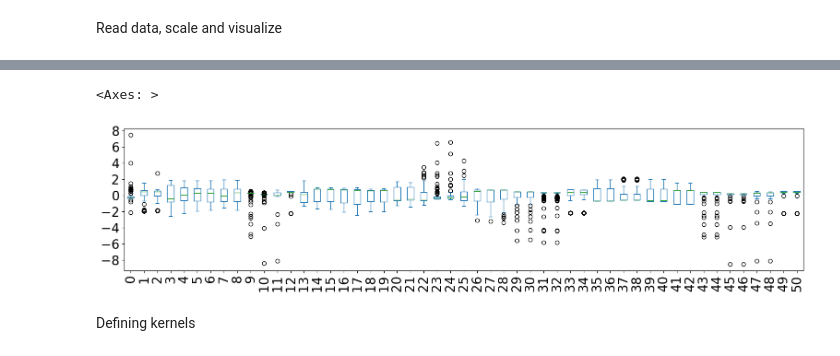
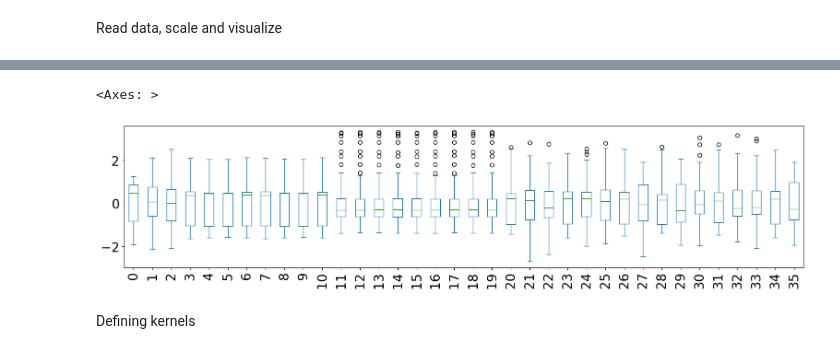
Before and after one commit to Erikkui/adaml-2024fall, a Jupyter notebook: week-06/week06_kPLS_kuitunen.ipynb, the cells around one changed output, grey strips where cells are left out. Cells and saved outputs as stored; diff of their text form; code cells hidden in the pictures.

```diff
--- a/week-06/week06_kPLS_kuitunen.ipynb
+++ b/week-06/week06_kPLS_kuitunen.ipynb
@@ -10,7 +10,7 @@ import numpy as np
 import pandas as pd
 import matplotlib.pyplot as plt
 
-df = pd.read_csv("Flowmeters/Meter B", delimiter="	", header=None)
+df = pd.read_csv("Flowmeters/Meter A", delimiter="	", header=None)
 col_names = df.columns.tolist()
 
 df
@@ -31,22 +31,22 @@ df
 # %%
 from sklearn.preprocessing import StandardScaler
 
 XData = df.iloc[ :, :-1 ].values
-YData = df.iloc[ :, 1 ].values
+YData = df.iloc[ :, -1 ].values
 
 scaler = StandardScaler()
 scaler.fit( XData )
 XData_scaled = scaler.transform( XData )
 # YData_scaled = scaler.transform( YData.reshape(-1,1) )
 
 pd.DataFrame( XData_scaled ).plot( kind = 'box',
                                    figsize = (19,4),
                                    rot = 90,
                                    fontsize = 20,
                                    sharey = False )
 # %% [output]
 <Axes: >
-[figure, old version]
+[figure, new version]
 # %% [markdown]
 Defining kernels
 # %%
```
Also changed, not shown: parts of 8 cells of this notebook, 7 other files.
